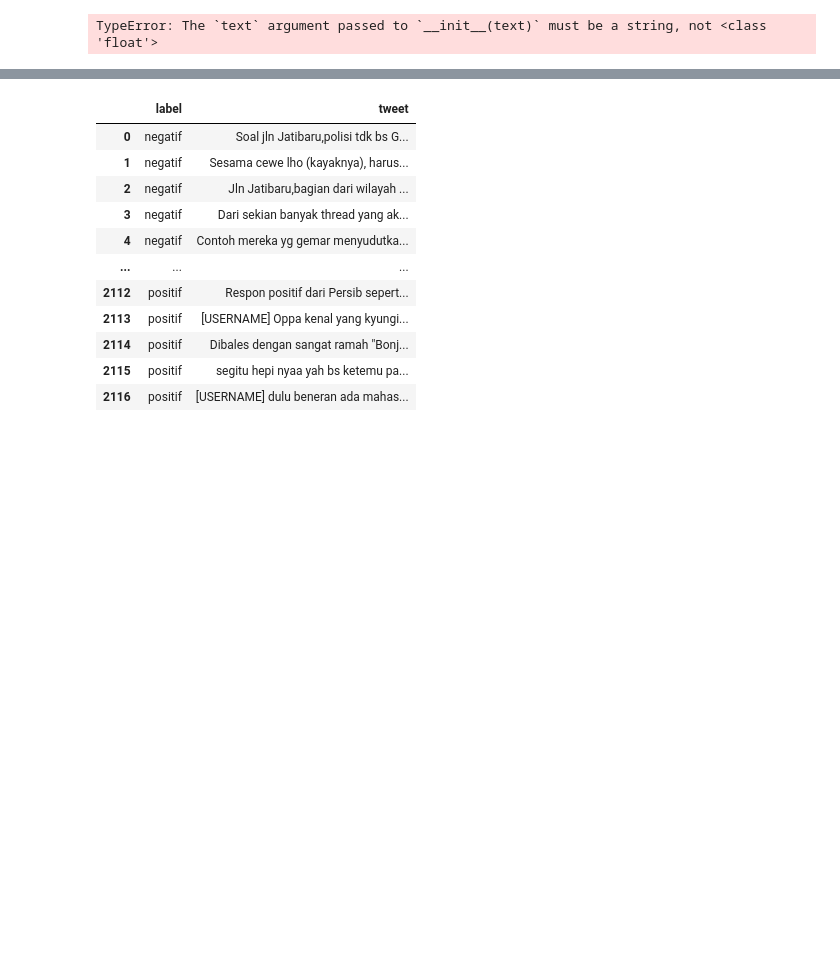
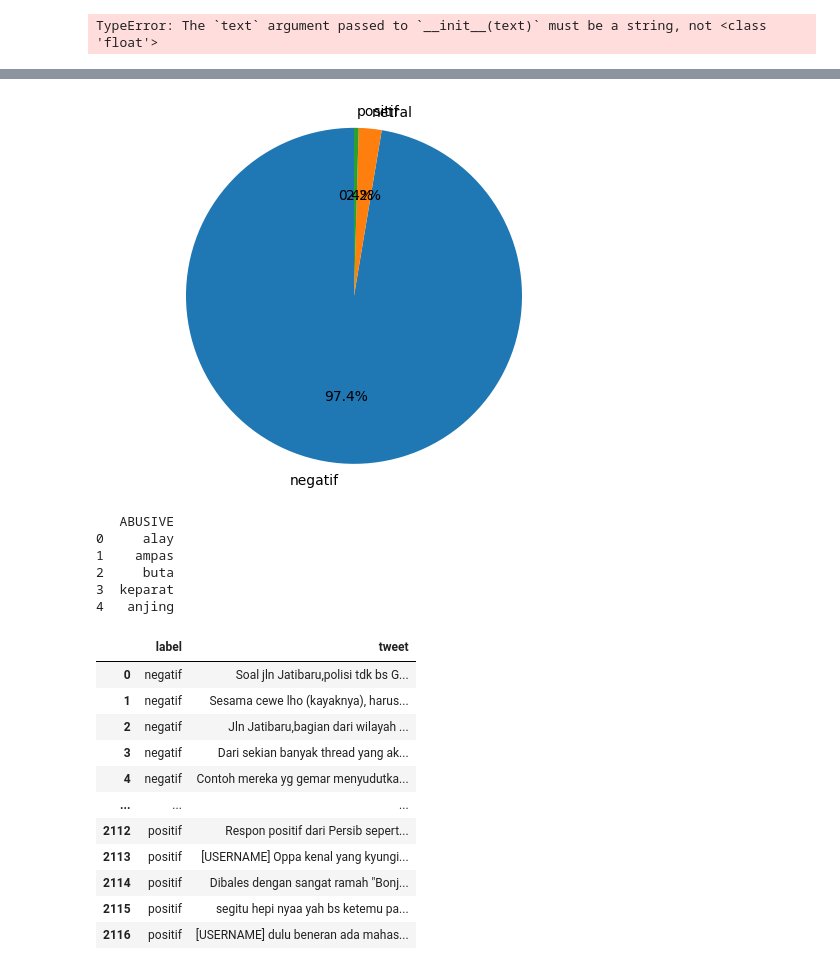
Before and after one commit to rizkyyanuark/College, a Jupyter notebook: Gemastik/GEMASTIK.ipynb, the cells around one changed output, grey strips where cells are left out. Saved outputs shown, nothing was run; the diff lists cells and outputs as text; code cells hidden in the pictures; blank space fills up the shorter version.

```diff
--- a/Gemastik/GEMASTIK.ipynb
+++ b/Gemastik/GEMASTIK.ipynb
@@ -440,3 +550,34 @@ print(blob.sentiment)
+# %%
+import pandas as pd
+import matplotlib.pyplot as plt
+
+data = pd.read_csv('nama_file_baru.csv')
+
+labels = list(data['label'].value_counts().index)
+sizes = list(data['label'].value_counts().values)
+
+fig1, ax1 = plt.subplots()
+ax1.pie(sizes, labels=labels, autopct='%1.1f%%', startangle=90)
+ax1.axis('equal')
+
+plt.show()
+# %% [output]
+[figure, added]
+# %%
+import pandas as pd
+
+# Baca dataset analisis positif dan negatif
+abusive_df = pd.read_csv('abusivebaru.csv')
+
+# Tampilkan 5 baris pertama dari dataset
+print(abusive_df.head())
+# %% [output]
+   ABUSIVE
+0     alay
+1    ampas
+2     buta
+3  keparat
+4   anjing
 # %%
 import pandas as pd
 from sklearn.feature_extraction.text import CountVectorizer
```
Also changed, not shown: parts of 7 cells of this notebook, 5 other files.
